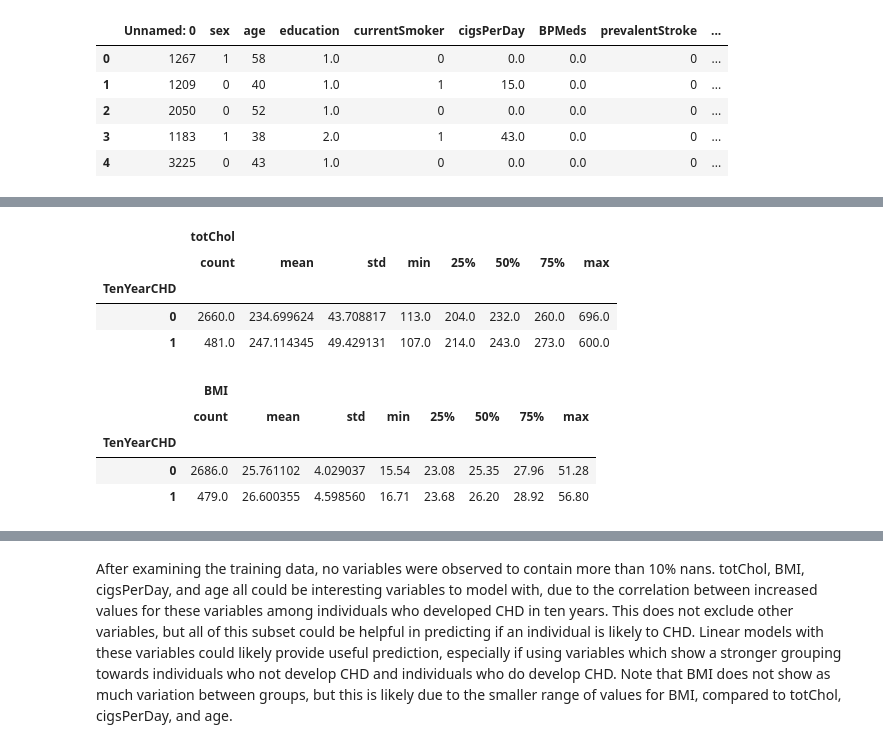
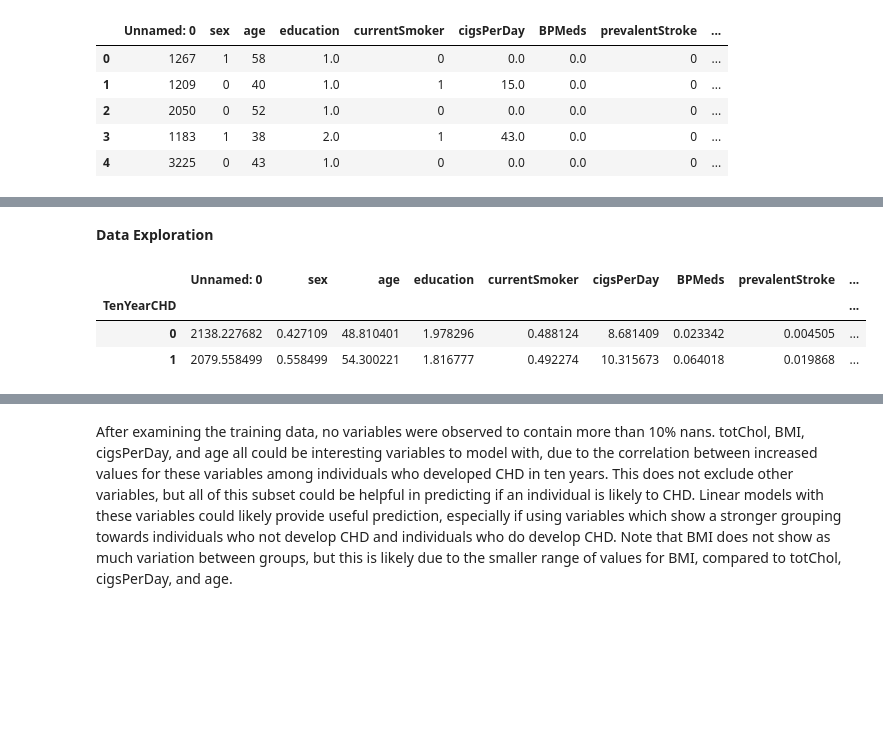
Before and after one commit to vnewsome/project_chd, a Jupyter notebook: ML_project2.ipynb, the cells around one changed output, grey strips where cells are left out. Saved outputs shown, nothing was run; the diff lists cells and outputs as text; code cells hidden in the pictures; blank space fills up the shorter version.

```diff
--- a/ML_project2.ipynb
+++ b/ML_project2.ipynb
@@ -21,6 +19,5 @@ import pandas as pd
 import matplotlib.pyplot as plt
 import seaborn as sns
 # %%
-# NOTE: training data = data; test data = tdata
 # load the training data
-data = pd.read_csv("/content/project_chd/fhs_train.csv", low_memory=False)
+train_data = pd.read_csv("fhs_train.csv", low_memory=False)
@@ -76,0 +93,5 @@ array([ 87.,  77.,  nan,  75.,  74., 104.,  69.,  90.,  91.,  81.,  89.,
+# %%
+# looks like heartRate is a float in the test data but an int in the training data
+# we'll go ahead and make sure they match up by changing the data type in the training data to a float
+train_data['heartRate'] = train_data['heartRate'].astype(float)
+print(train_data['heartRate'].dtypes)
@@ -103,0 +189,17 @@ dtype: int64
+# %%
+# Relatively few missings for everything except glucose, so impute those values to the median
+# medians were filled in manually in the dictionary, tried to make it generalizable but ran into many datatype errors (methods vs ints vs objects)
+
+# Imputing train_data
+train_coerce_list = ['education','cigsPerDay','BPMeds','totChol','BMI']
+train_median_dict = {'education': 2.0,'cigsPerDay' : 0.0,'BPMeds' : 0.0,'totChol' : 233.0,'BMI' : 25.49}
+train_data.loc[:,train_coerce_list] = train_data.fillna(train_median_dict)
+
+# Imputing test_data
+test_coerce_list = ['education','cigsPerDay','BPMeds','totChol','BMI','heartRate']
+test_median_dict = {'education': 2.0,'cigsPerDay' : 1.0,'BPMeds' : 0.0,'totChol' : 235.0,'BMI' : 25.14,'heartRate' : 75}
+test_data.loc[:,test_coerce_list] = test_data.fillna(test_median_dict)
+# %%
+# dropping NAs from glucose in both the train and test data
+train_data = train_data.dropna(subset=['glucose'])
+test_data = test_data.dropna(subset=['glucose'])
@@ -104,20 +280,13 @@ dtype: int64
+# %% [markdown]
+**Data Exploration**
 # %%
 # examining relationships between columns before building a model to identify patterns/correlations
-
-# sex variable: 1 = male
 # TenYearCHD: assuming 1 indicates an at risk individual (note: this was not noted in the data dictionary)
-data.loc[:,['totChol','TenYearCHD'] ].groupby('TenYearCHD').describe()     # totChol and 10-year risk of CHD have a higher mean when compared to no risk
+# totChol and 10-year risk of CHD have a higher mean when compared to no risk
+# possible relationship bw age and ten year CHD risk
+train_data.groupby('TenYearCHD').mean()
 # %% [output]
-|  | totChol |  |  |  |  |  |  |  |
-|  | count | mean | std | min | 25% | 50% | 75% | max |
-| TenYearCHD |  |  |  |  |  |  |  |  |
-| 0 | 2660.0 | 234.699624 | 43.708817 | 113.0 | 204.0 | 232.0 | 260.0 | 696.0 |
-| 1 | 481.0 | 247.114345 | 49.429131 | 107.0 | 214.0 | 243.0 | 273.0 | 600.0 |
+|  | Unnamed: 0 | sex | age | education | currentSmoker | cigsPerDay | BPMeds | prevalentStroke | ... |
+| TenYearCHD |  |  |  |  |  |  |  |  | ... |
+| 0 | 2138.227682 | 0.427109 | 48.810401 | 1.978296 | 0.488124 | 8.681409 | 0.023342 | 0.004505 | ... |
+| 1 | 2079.558499 | 0.558499 | 54.300221 | 1.816777 | 0.492274 | 10.315673 | 0.064018 | 0.019868 | ... |
-# %%
-data.loc[:,['BMI','TenYearCHD'] ].groupby('TenYearCHD').describe()
-# %% [output]
-|  | BMI |  |  |  |  |  |  |  |
-|  | count | mean | std | min | 25% | 50% | 75% | max |
-| TenYearCHD |  |  |  |  |  |  |  |  |
-| 0 | 2686.0 | 25.761102 | 4.029037 | 15.54 | 23.08 | 25.35 | 27.96 | 51.28 |
-| 1 | 479.0 | 26.600355 | 4.598560 | 16.71 | 23.68 | 26.20 | 28.92 | 56.80 |
```
Also changed, not shown: parts of 40 cells of this notebook.
